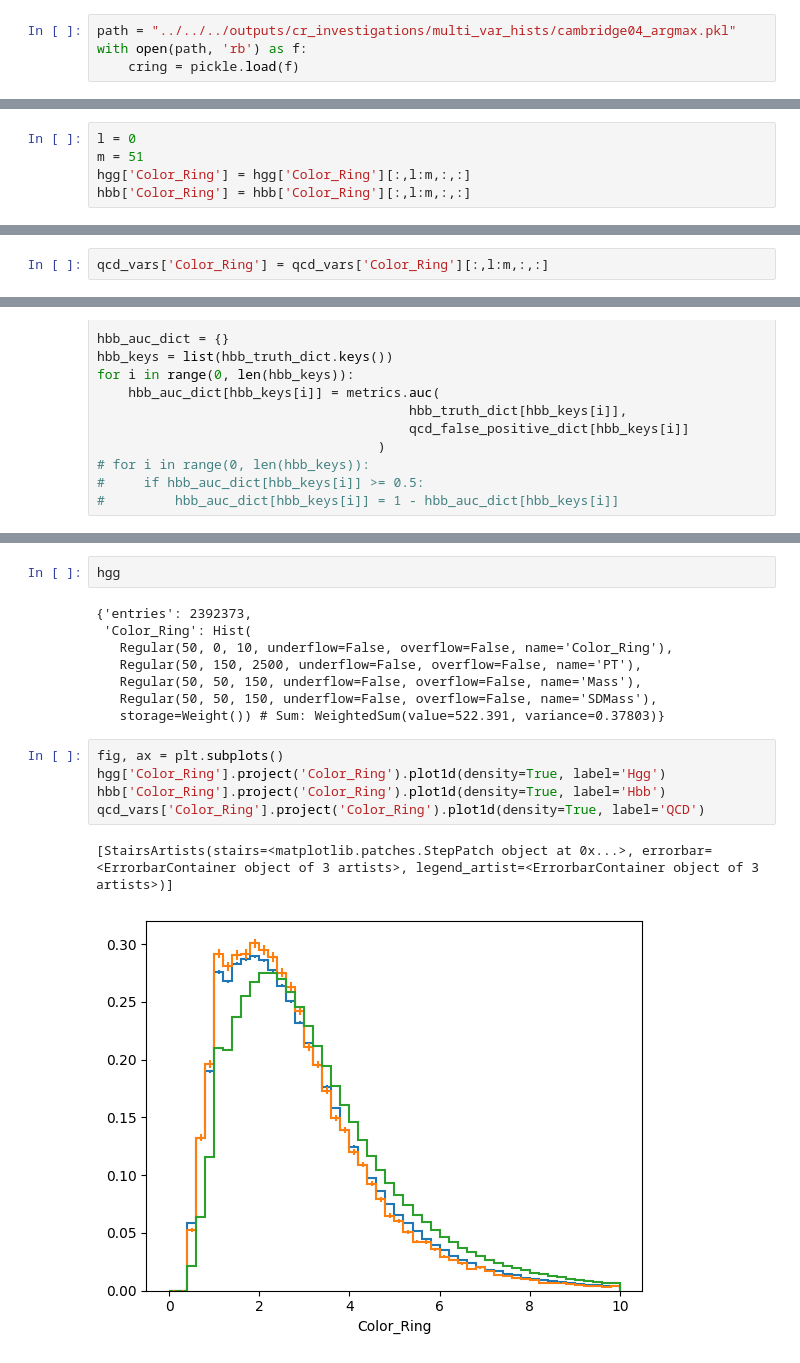
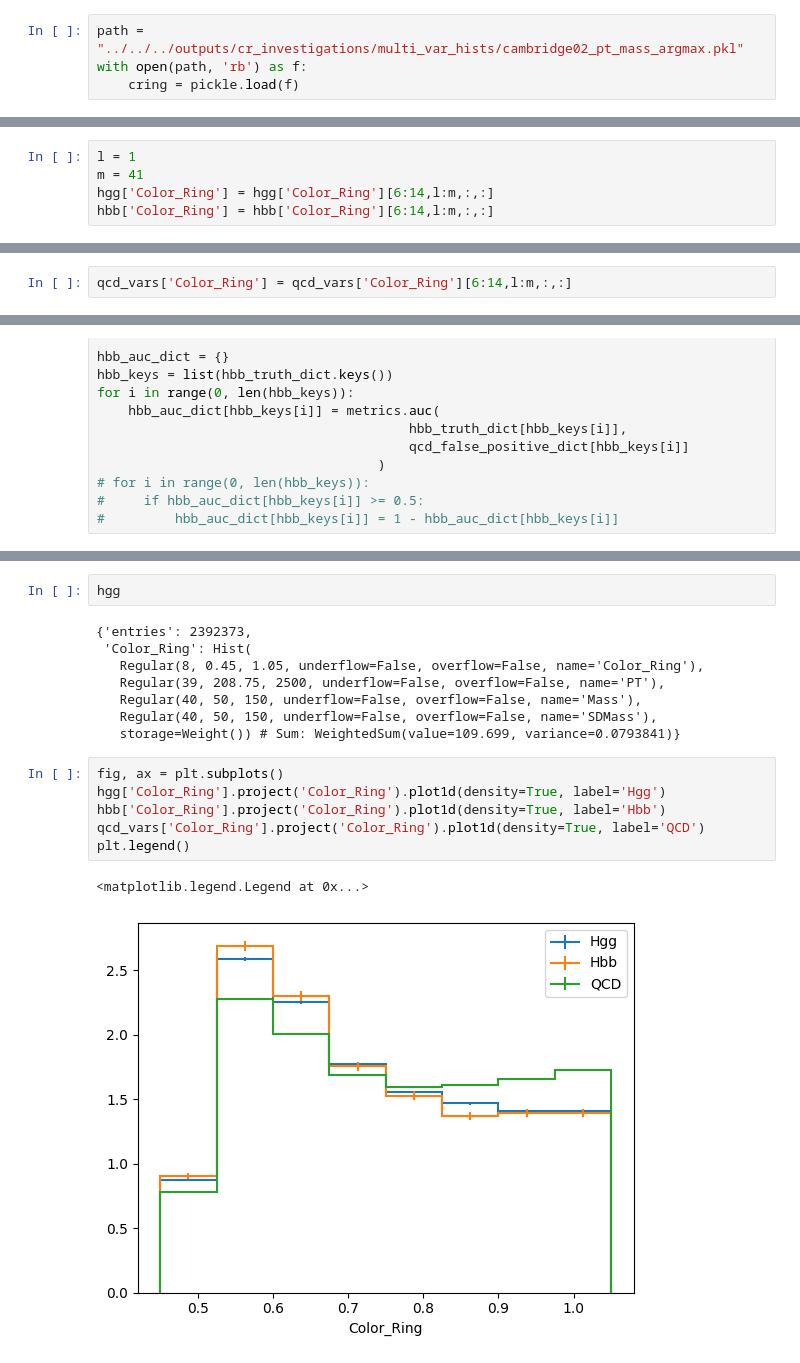
Before and after one commit to cmoore24-24/hgg, a Jupyter notebook: notebooks/stats/multiaxis/ca_multiaxis_plots.ipynb, the cells around one changed output, grey strips where cells are left out. Saved outputs shown, nothing was run; the diff lists cells and outputs as text.

```diff
--- a/notebooks/stats/multiaxis/ca_multiaxis_plots.ipynb
+++ b/notebooks/stats/multiaxis/ca_multiaxis_plots.ipynb
@@ -4,7 +4,7 @@ import matplotlib.pyplot as plt
 import pickle
 import sklearn.metrics as metrics
 # %%
-path = "../../../outputs/cr_investigations/multi_var_hists/cambridge04_argmax.pkl"
+path = "../../../outputs/cr_investigations/multi_var_hists/cambridge02_pt_mass_argmax.pkl"
 with open(path, 'rb') as f:
     cring = pickle.load(f)
 # %%
@@ -24,10 +24,10 @@ hbb_entries = list(hgg.keys())
 for i in range(1, len(hbb_entries)):
     hbb[hbb_entries[i]].view(flow=True)[:] *= scalesHbb
 # %%
-l = 0
-m = 51
-hgg['Color_Ring'] = hgg['Color_Ring'][:,l:m,:,:]
-hbb['Color_Ring'] = hbb['Color_Ring'][:,l:m,:,:]
+l = 1
+m = 41
+hgg['Color_Ring'] = hgg['Color_Ring'][6:14,l:m,:,:]
+hbb['Color_Ring'] = hbb['Color_Ring'][6:14,l:m,:,:]
 # %%
 #get the totals for each histogram
 hgg_totals_dict = {}
@@ -130,7 +130,7 @@ for i in range(1, len(entries)):
         temp_hist += qcd_dict[list(qcd_dict.keys())[j]][entries[i]]
     qcd_vars[entries[i]] = temp_hist
 # %%
-qcd_vars['Color_Ring'] = qcd_vars['Color_Ring'][:,l:m,:,:]
+qcd_vars['Color_Ring'] = qcd_vars['Color_Ring'][6:14,l:m,:,:]
 # %%
 #totals for each qcd hist
 qcd_totals_dict = {}
@@ -215,19 +215,20 @@ hgg
 # %% [output]
 {'entries': 2392373,
  'Color_Ring': Hist(
-   Regular(50, 0, 10, underflow=False, overflow=False, name='Color_Ring'),
-   Regular(50, 150, 2500, underflow=False, overflow=False, name='PT'),
-   Regular(50, 50, 150, underflow=False, overflow=False, name='Mass'),
-   Regular(50, 50, 150, underflow=False, overflow=False, name='SDMass'),
-   storage=Weight()) # Sum: WeightedSum(value=522.391, variance=0.37803)}
+   Regular(8, 0.45, 1.05, underflow=False, overflow=False, name='Color_Ring'),
+   Regular(39, 208.75, 2500, underflow=False, overflow=False, name='PT'),
+   Regular(40, 50, 150, underflow=False, overflow=False, name='Mass'),
+   Regular(40, 50, 150, underflow=False, overflow=False, name='SDMass'),
+   storage=Weight()) # Sum: WeightedSum(value=109.699, variance=0.0793841)}
 # %%
 fig, ax = plt.subplots()
 hgg['Color_Ring'].project('Color_Ring').plot1d(density=True, label='Hgg')
 hbb['Color_Ring'].project('Color_Ring').plot1d(density=True, label='Hbb')
 qcd_vars['Color_Ring'].project('Color_Ring').plot1d(density=True, label='QCD')
+plt.legend()
 # %% [output]
-[StairsArtists(stairs=<matplotlib.patches.StepPatch object at 0x...>, errorbar=<ErrorbarContainer object of 3 artists>, legend_artist=<ErrorbarContainer object of 3 artists>)]
+<matplotlib.legend.Legend at 0x...>
-[figure, old version]
+[figure, new version]
 # %%
 fig, ax = plt.subplots()
 hgg['Color_Ring'].project('Color_Ring').plot1d(density=True, label='Hgg')
```
Also changed, not shown: parts of 9 cells of this notebook, 5 other files.
